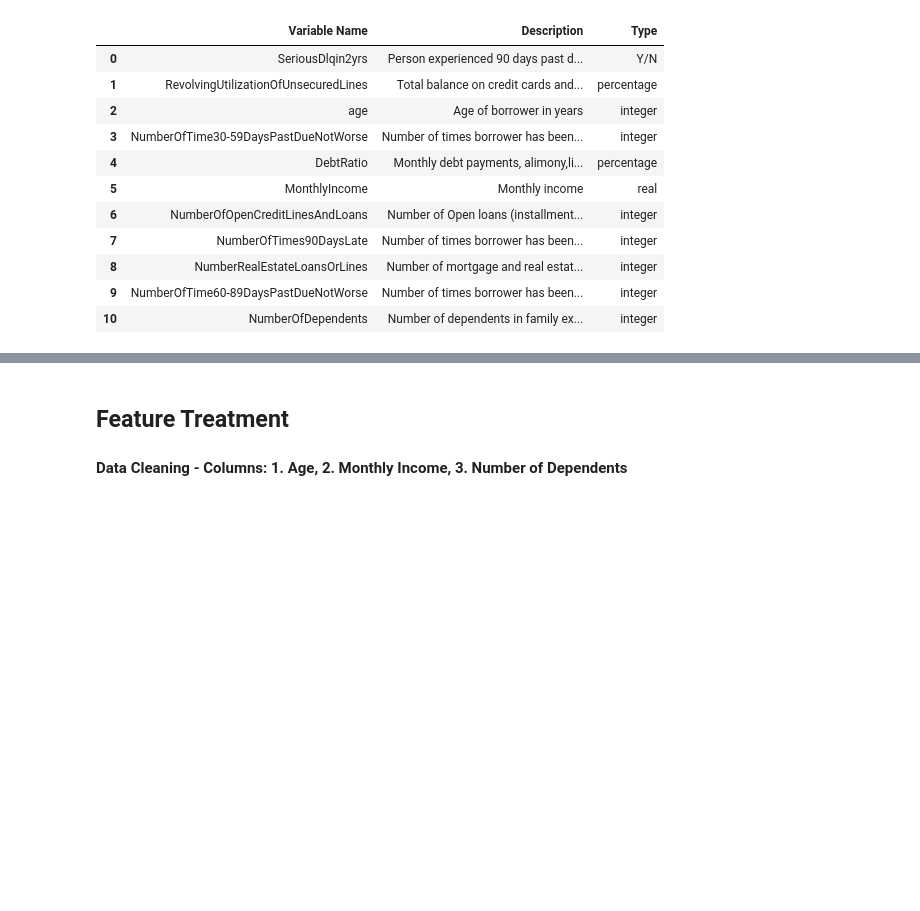
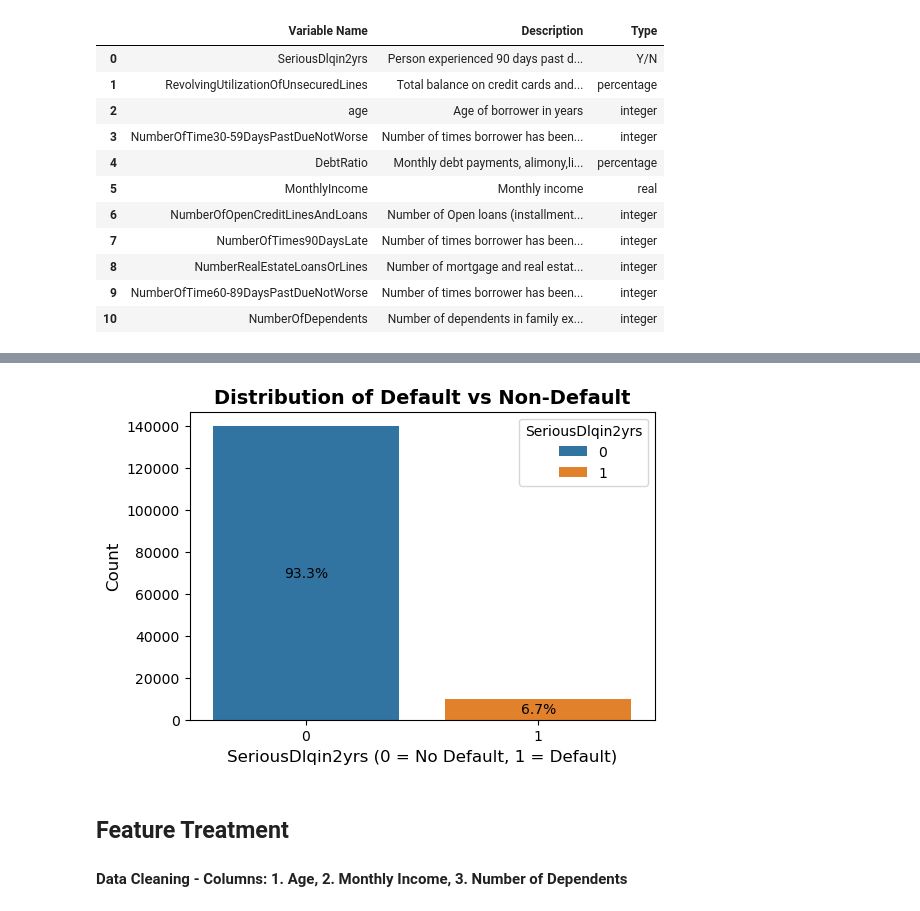
Before and after one commit to CesarAguirre9/Credit_Default_Classifier, a Jupyter notebook: credit_default_classifier.ipynb, the cells around one changed output, grey strips where cells are left out. Drawn from its saved outputs; the diff is of its cells as text; code cells hidden in the pictures; blank space fills up the shorter version.

```diff
--- a/credit_default_classifier.ipynb
+++ b/credit_default_classifier.ipynb
@@ -91,6 +91,25 @@ df_description
 | NumberRealEstateLoansOrLines | 150000.0 | 1.018240 | 1.129771 | 0.0 | 0.000000 | 1.000000 | 2.000000 | 54.0 |
 | NumberOfTime60-89DaysPastDueNotWorse | 150000.0 | 0.240387 | 4.155179 | 0.0 | 0.000000 | 0.000000 | 0.000000 | 98.0 |
 | NumberOfDependents | 146076.0 | 0.757222 | 1.115086 | 0.0 | 0.000000 | 0.000000 | 1.000000 | 20.0 |
+# %%
+# How imbalanced is the target variable?
+
+plt.figure(figsize=(6, 4))
+ax = sns.countplot(data=df, x='SeriousDlqin2yrs', hue='SeriousDlqin2yrs', palette=['#1f77b4', '#ff7f0e'])
+
+plt.title('Distribution of Default vs Non-Default', fontsize=14, fontweight='bold')
+plt.xlabel('SeriousDlqin2yrs (0 = No Default, 1 = Default)', fontsize=12)
+plt.ylabel('Count', fontsize=12)
+
+# Let's show the percentages in each bar
+total = len(df)
+for container in ax.containers:
+    labels = [f'{v / total:.1%}' for v in container.datavalues]
+    ax.bar_label(container, labels = labels, label_type='center')
+
+plt.show()
+# %% [output]
+[figure, added]
 # %% [markdown]
 ## Feature Treatment
 
```
Also changed, not shown: parts of 13 cells of this notebook.
